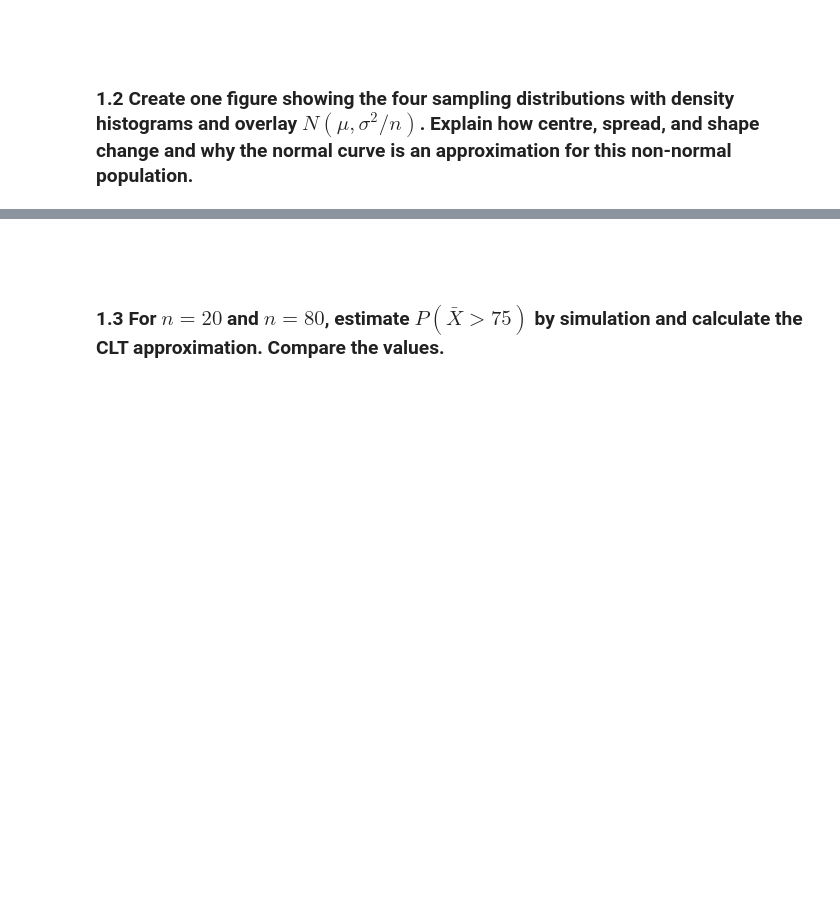
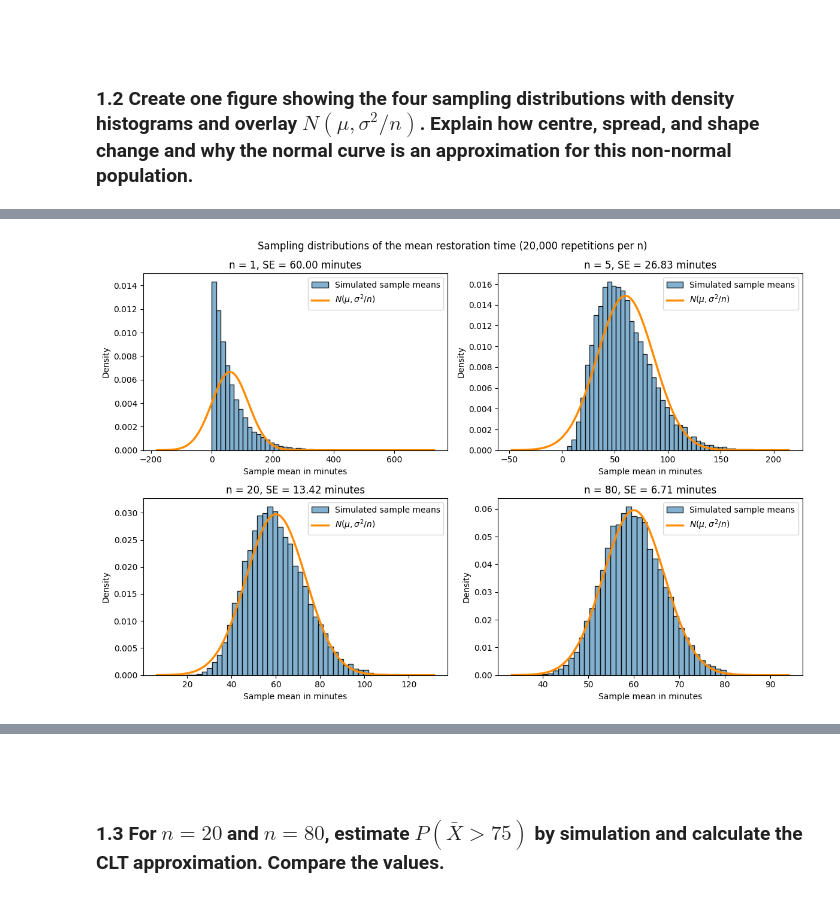
Before and after one commit to Dogmeat2000/sta1, a Jupyter notebook: assignment3/assignment3.ipynb, the cells around one changed output, grey strips where cells are left out. Cells and saved outputs as stored; diff of their text form; code cells hidden in the pictures; blank space fills up the shorter version.

```diff
--- a/assignment3/assignment3.ipynb
+++ b/assignment3/assignment3.ipynb
@@ -86,0 +93,25 @@ Restoration time in a service system is modelled as exponential with population
+# %%
+# Katrine
+
+# Known population model: exponential restoration times with mu = sigma = 60 minutes
+mu = 60
+sigma = 60
+n_rep = 20_000
+sample_sizes = (1, 5, 20, 80)
+rng = np.random.default_rng(2026)
+
+# For each n: draw n_rep samples of size n (one sample per row) and store the mean of each sample
+sample_means = {}
+for n in sample_sizes:
+    samples = rng.exponential(scale=mu, size=(n_rep, n))   # NumPy's scale is the mean 1/lambda
+    sample_means[n] = samples.mean(axis=1)
+
+# Compare theory with simulation
+rows = []
+for n in sample_sizes:
+    rows.append({"n": n,
+                 "theoretical mean": mu,
+                 "simulated mean of means": sample_means[n].mean(),
+                 "theoretical SE": sigma / np.sqrt(n),
+                 "empirical SD of means": sample_means[n].std(ddof=1)})
+pd.DataFrame(rows).round(3)
@@ -90,2 +140,17 @@ Restoration time in a service system is modelled as exponential with population
 # %%
-# TODO: Katrine
+# Katrine
+
+# One figure with the four simulated sampling distributions and the CLT normal curve N(mu, sigma^2/n)
+fig, axes = plt.subplots(2, 2, figsize=(12, 8))
+for ax, n in zip(axes.flat, sample_sizes):
+    se_n = sigma / np.sqrt(n)
+    ax.hist(sample_means[n], bins=50, density=True, color="#6CA2C6", edgecolor="black", alpha=0.85, label="Simulated sample means")
+    x_grid = np.linspace(min(sample_means[n].min(), mu - 4 * se_n), sample_means[n].max(), 400)
+    ax.plot(x_grid, stats.norm.pdf(x_grid, loc=mu, scale=se_n), color="#FF8C00", linewidth=2.5, label=r"$N(\mu, \sigma^2/n)$")
+    ax.set(title=f"n = {n}, SE = {se_n:.2f} minutes", xlabel="Sample mean in minutes", ylabel="Density")
+    ax.legend()
+fig.suptitle("Sampling distributions of the mean restoration time (20,000 repetitions per n)")
+plt.tight_layout()
+plt.show()
+# %% [output]
+[figure, added]
```
Also changed, not shown: parts of 30 cells of this notebook.
